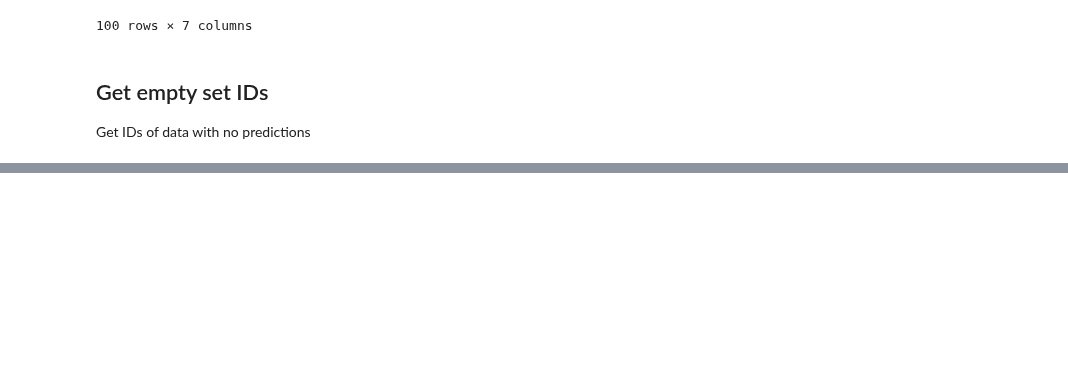
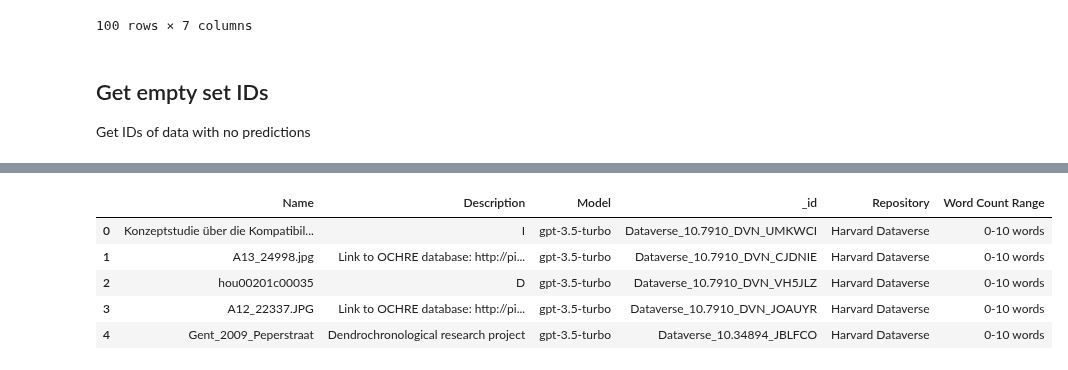
Before and after one commit to ZubairQazi/NDE-GPT, a Jupyter notebook: metrics.ipynb, the cells around one changed output, grey strips where cells are left out. Drawn from its saved outputs; the diff is of its cells as text; code cells hidden in the pictures; blank space fills up the shorter version.

```diff
--- a/metrics.ipynb
+++ b/metrics.ipynb
@@ -182,0 +245,4 @@ empty_set_ids.to_csv('outputs/empty_set_ids.csv', index=False)
+# %%
+samples_df.drop(['Predictions', 'Hallucinations'], axis=1, inplace=True)
+# %%
+samples_df.reset_index(drop=True, inplace=True)
@@ -182,0 +256,9 @@ empty_set_ids.to_csv('outputs/empty_set_ids.csv', index=False)
+# %%
+samples_df.head()
+# %% [output]
+|  | Name | Description | Model | _id | Repository | Word Count Range |
+| 0 | Konzeptstudie über die Kompatibil... | I | gpt-3.5-turbo | Dataverse_10.7910_DVN_UMKWCI | Harvard Dataverse | 0-10 words |
+| 1 | A13_24998.jpg | Link to OCHRE database: http://pi... | gpt-3.5-turbo | Dataverse_10.7910_DVN_CJDNIE | Harvard Dataverse | 0-10 words |
+| 2 | hou00201c00035 | D | gpt-3.5-turbo | Dataverse_10.7910_DVN_VH5JLZ | Harvard Dataverse | 0-10 words |
+| 3 | A12_22337.JPG | Link to OCHRE database: http://pi... | gpt-3.5-turbo | Dataverse_10.7910_DVN_JOAUYR | Harvard Dataverse | 0-10 words |
+| 4 | Gent_2009_Peperstraat | Dendrochronological research project | gpt-3.5-turbo | Dataverse_10.34894_JBLFCO | Harvard Dataverse | 0-10 words |
```
Also changed, not shown: parts of 10 cells of this notebook, 11 other files.
